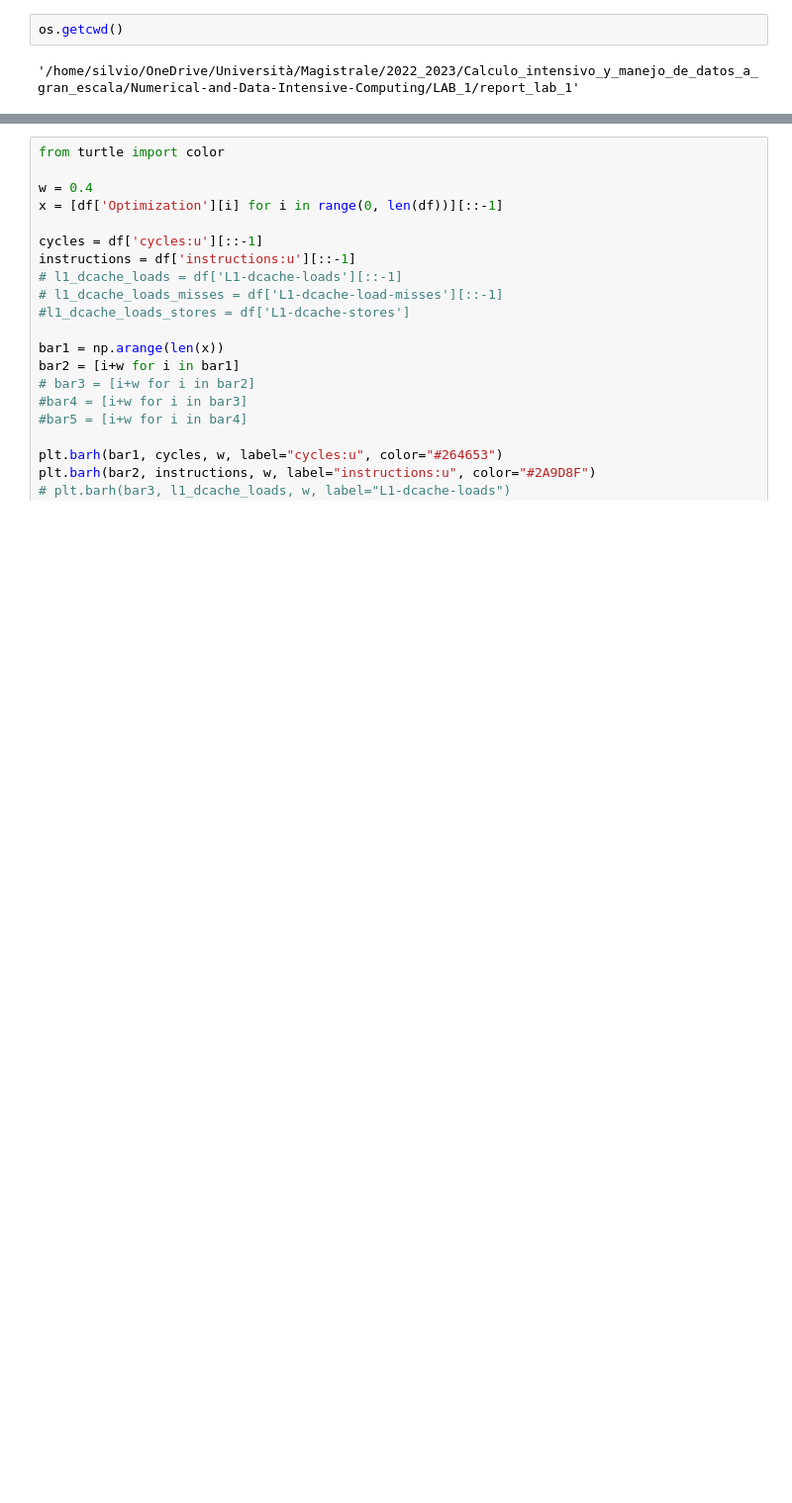
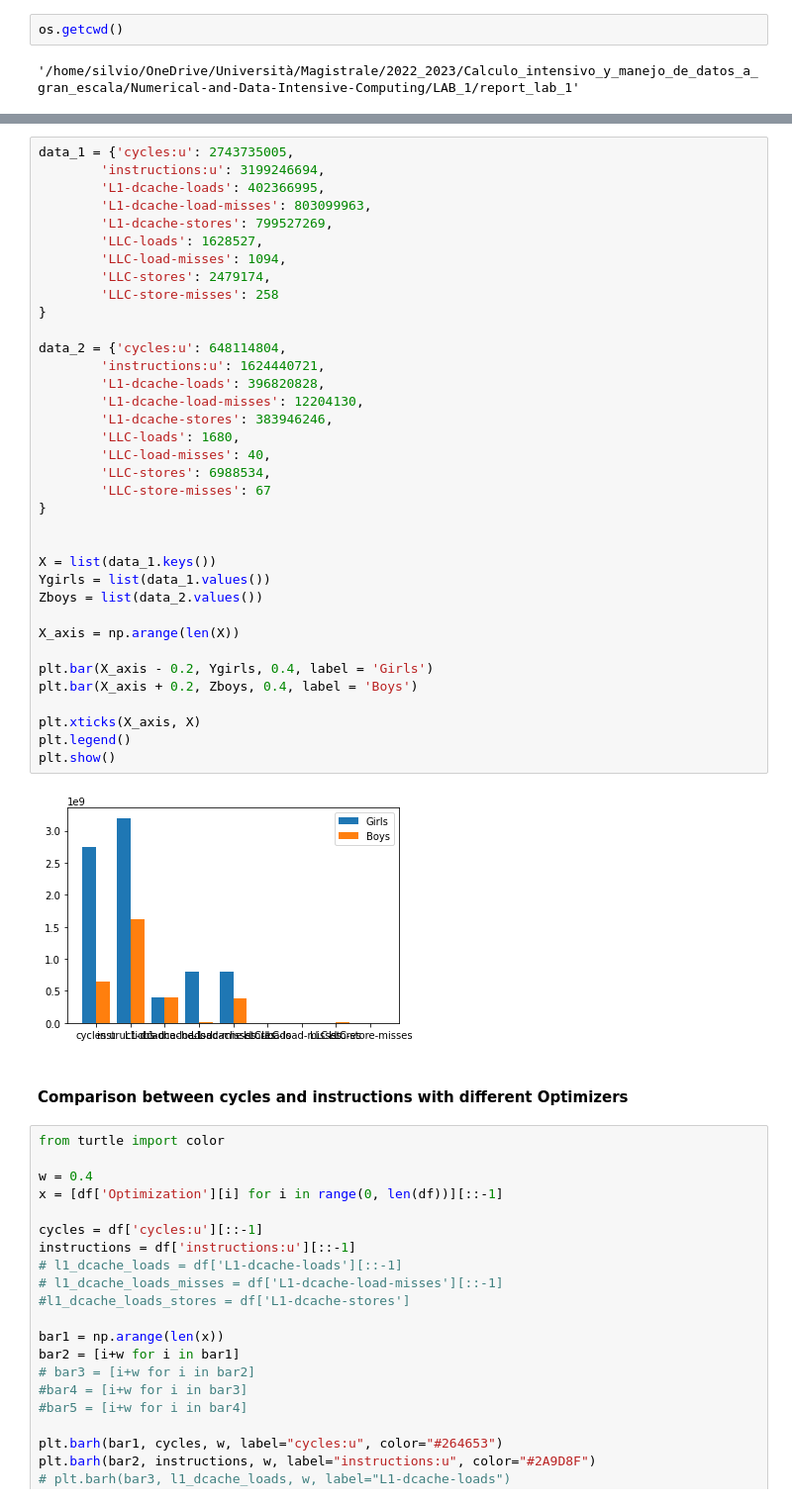
Before and after one commit to SilvioBaratto/Numerical-and-Data-Intensive-Computing, a Jupyter notebook: LAB_1/report_lab_1/data_visualization.ipynb, the cells around one changed output, grey strips where cells are left out. Shown: that part at 99% size. Cells and saved outputs as stored; diff of their text form; blank space fills up the shorter version.

```diff
--- a/LAB_1/report_lab_1/data_visualization.ipynb
+++ b/LAB_1/report_lab_1/data_visualization.ipynb
@@ -24,3 +24,43 @@ df.head(9)
+# %%
+data_1 = {'cycles:u': 2743735005,
+        'instructions:u': 3199246694,
+        'L1-dcache-loads': 402366995,
+        'L1-dcache-load-misses': 803099963,
+        'L1-dcache-stores': 799527269,
+        'LLC-loads': 1628527,
+        'LLC-load-misses': 1094,
+        'LLC-stores': 2479174,
+        'LLC-store-misses': 258
+}
+
+data_2 = {'cycles:u': 648114804,
+        'instructions:u': 1624440721,
+        'L1-dcache-loads': 396820828,
+        'L1-dcache-load-misses': 12204130,
+        'L1-dcache-stores': 383946246,
+        'LLC-loads': 1680,
+        'LLC-load-misses': 40,
+        'LLC-stores': 6988534,
+        'LLC-store-misses': 67
+}
+
+
+X = list(data_1.keys())
+Ygirls = list(data_1.values())
+Zboys = list(data_2.values())
+
+X_axis = np.arange(len(X))
+
+plt.bar(X_axis - 0.2, Ygirls, 0.4, label = 'Girls')
+plt.bar(X_axis + 0.2, Zboys, 0.4, label = 'Boys')
+
+plt.xticks(X_axis, X)
+plt.legend()
+plt.show()
+# %% [output]
+[figure, added]
+# %% [markdown]
+#### Comparison between cycles and instructions with different Optimizers
 # %%
 from turtle import color
 
```
Also changed, not shown: parts of 6 cells of this notebook, 13 other files.
